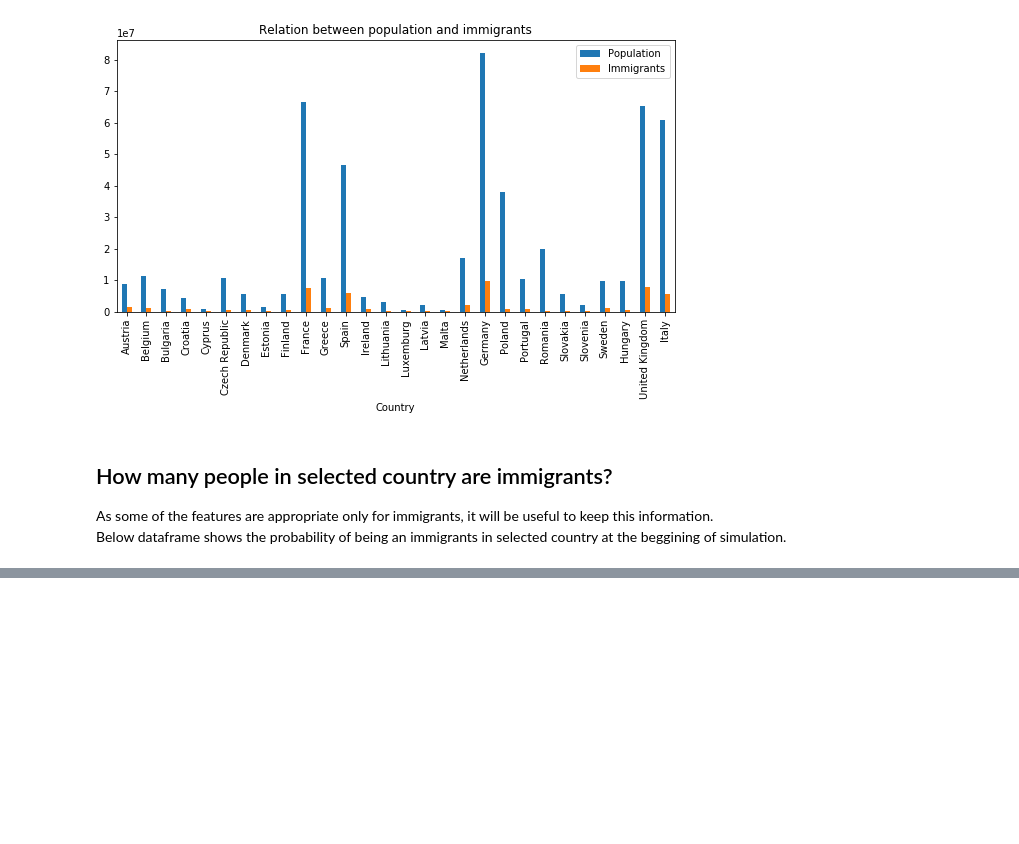
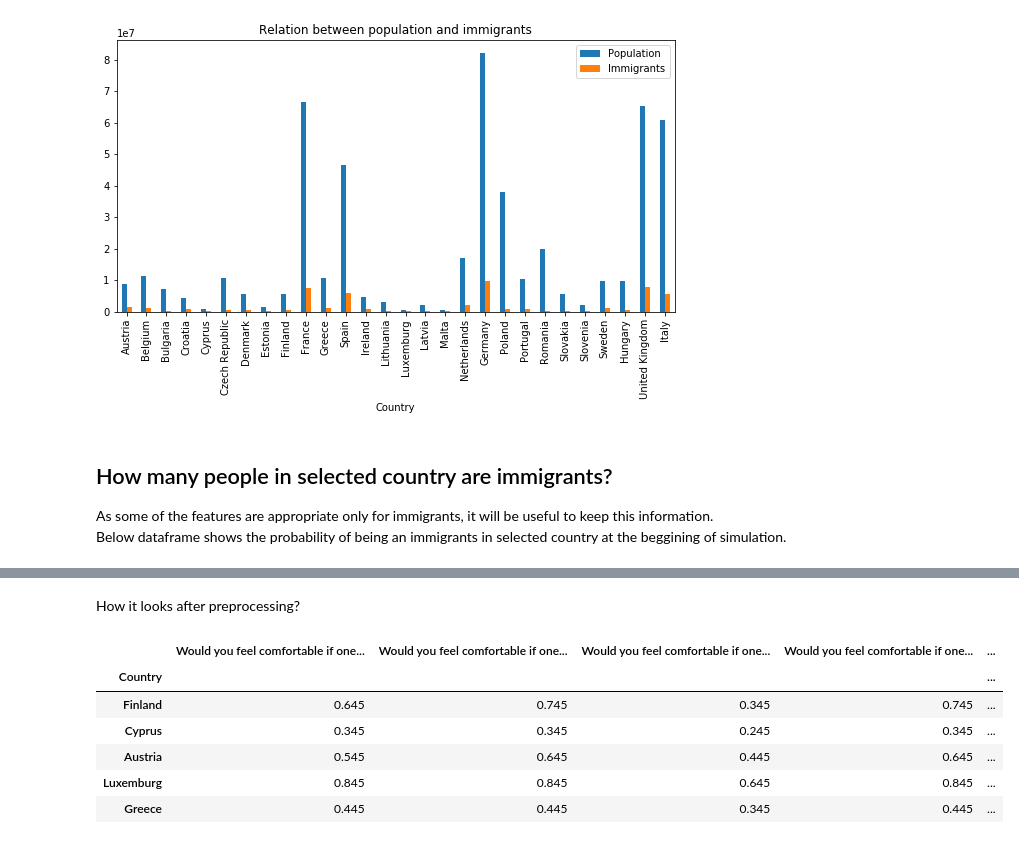
Before and after one commit to joanna-janos/MigrationSimulationInEU, a Jupyter notebook: data_analysis.ipynb, the cells around one changed output, grey strips where cells are left out. Drawn from its saved outputs; the diff is of its cells as text; code cells hidden in the pictures; blank space fills up the shorter version.

Commit message:
Analyse parents attitude related to relationships

```diff
--- a/data_analysis.ipynb
+++ b/data_analysis.ipynb
@@ -76,0 +87,3 @@ display(df_immigrants_to_population.sample(5))
+# %%
+df_children_relationship = read_data_from_csv(filename='children_relationship')
+display(df_children_relationship.sample(5))
@@ -76,0 +109,8 @@ display(df_immigrants_to_population.sample(5))
+# %%
+for column in df_children_relationship.columns:
+    df_children_relationship['temp'], df_children_relationship['temp1'] = df_children_relationship[column].str.split(
+        '-', 1).str
+    df_children_relationship[column] = (df_children_relationship['temp'].astype(float) +
+                                        df_children_relationship['temp1'].astype(float)) / 2
+    del df_children_relationship['temp']
+    del df_children_relationship['temp1']
@@ -76,0 +121,5 @@ display(df_immigrants_to_population.sample(5))
+# %%
+# entry with missing value
+display(df_children_relationship[df_children_relationship.isnull().any(axis=1)])
+
+df_children_relationship.fillna(df_children_relationship.iloc[:, -1].mean(), inplace=True)
@@ -76,0 +160,12 @@ display(df_immigrants_to_population.sample(5))
+# %% [markdown]
+How it looks after preprocessing?
+# %%
+df_children_relationship.sample(5)
+# %% [output]
+|  | Would you feel comfortable if one... | Would you feel comfortable if one... | Would you feel comfortable if one... | Would you feel comfortable if one... | ... |
+| Country |  |  |  |  | ... |
+| Finland | 0.645 | 0.745 | 0.345 | 0.745 | ... |
+| Cyprus | 0.345 | 0.345 | 0.245 | 0.345 | ... |
+| Austria | 0.545 | 0.645 | 0.445 | 0.645 | ... |
+| Luxemburg | 0.845 | 0.845 | 0.645 | 0.845 | ... |
+| Greece | 0.445 | 0.445 | 0.345 | 0.445 | ... |
```
Also changed, not shown: parts of 15 cells of this notebook, 1 other file.
